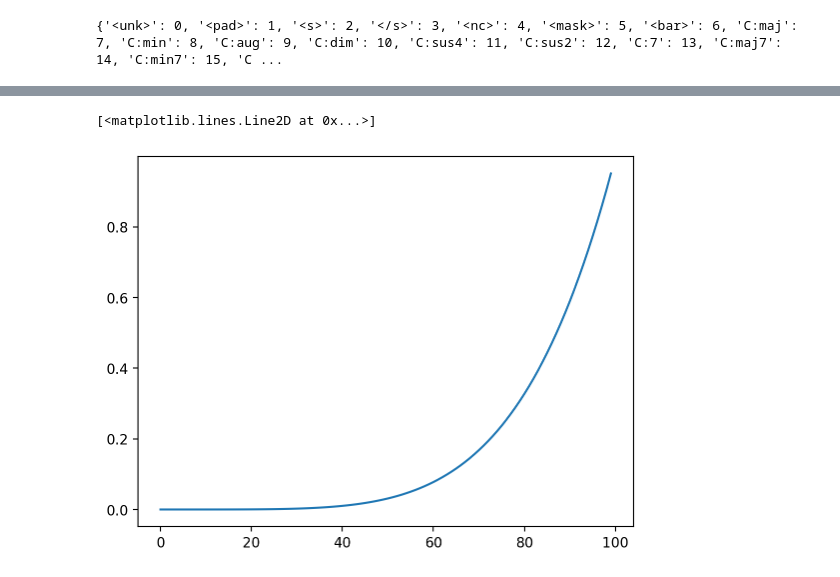
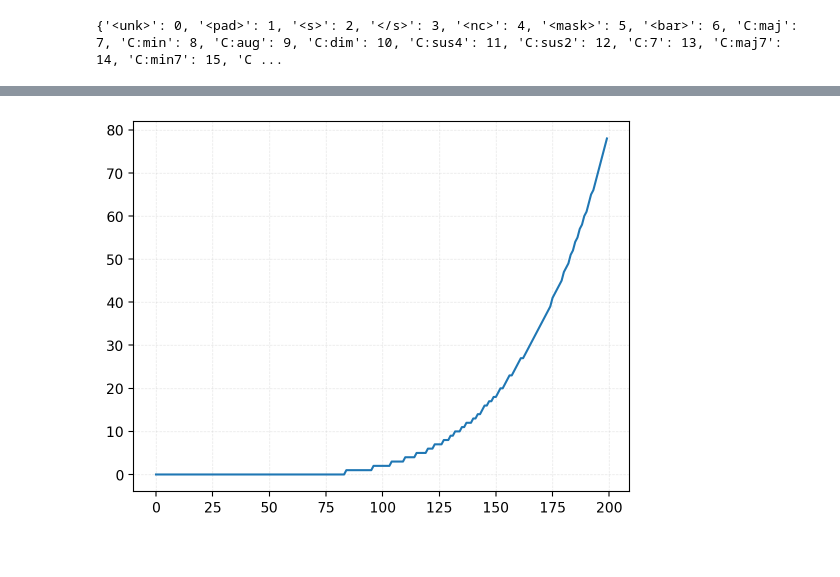
Before and after one commit to maximoskp/DualGridEncoderMelHarm, a Jupyter notebook: test_debug_train.ipynb, the cells around one changed output, grey strips where cells are left out. Saved outputs shown, nothing was run; the diff lists cells and outputs as text; code cells hidden in the pictures.

```diff
--- a/test_debug_train.ipynb
+++ b/test_debug_train.ipynb
@@ -306,5 +306,5 @@ layer 3 example mean over heads for sample 0 harmony pos 0: tensor([0.0247, 0.01
 # %%
-plt.plot(np.arange(0,1,0.01)**5)
+plt.plot( np.floor(((np.arange(0,200,1)/200)**5)*80) )
+plt.grid(axis='both', linestyle='--', linewidth=0.5, alpha=0.3)
 # %% [output]
-[<matplotlib.lines.Line2D at 0x...>]
-[figure, old version]
+[figure, new version]
```
Also changed, not shown: parts of 12 cells of this notebook, 7 other files.
